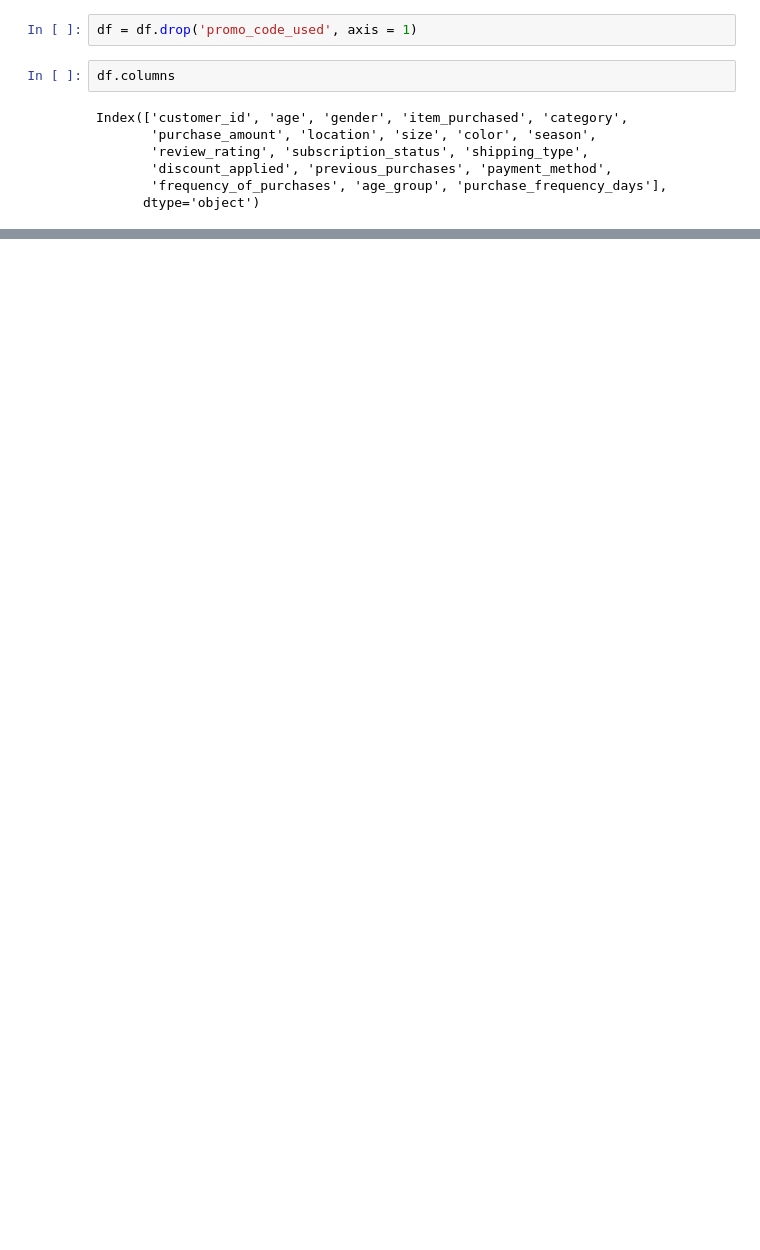
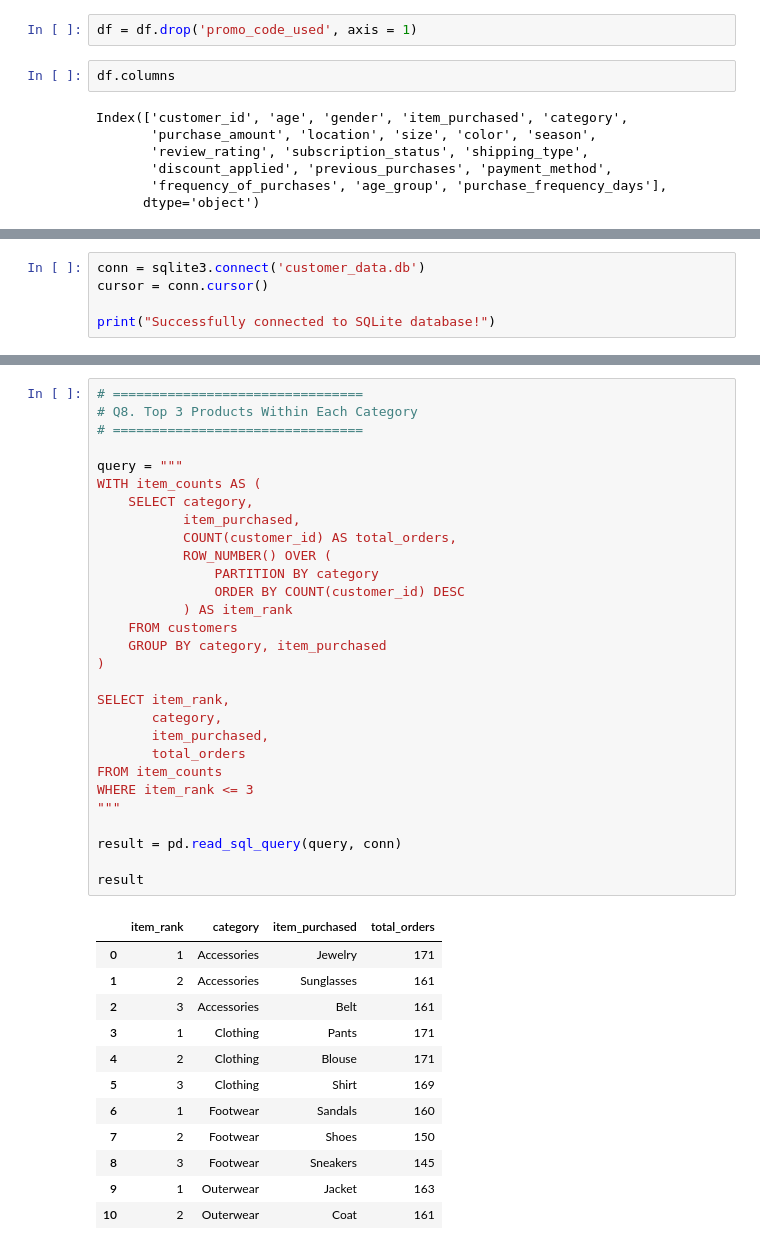
Before and after one commit to Roopalsood/Customer_Retail_Behaviour_Analysis, a Jupyter notebook: Customer_Retail_Behaviour_Analysis.ipynb, the cells around one changed output, grey strips where cells are left out. Drawn from its saved outputs; the diff is of its cells as text; blank space fills up the shorter version.

```diff
--- a/Customer_Retail_Behaviour_Analysis.ipynb
+++ b/Customer_Retail_Behaviour_Analysis.ipynb
@@ -165,0 +181,5 @@ Index(['customer_id', 'age', 'gender', 'item_purchased', 'category',
+# %%
+conn = sqlite3.connect('customer_data.db')
+cursor = conn.cursor()
+
+print("Successfully connected to SQLite database!")
@@ -165,0 +401,42 @@ Index(['customer_id', 'age', 'gender', 'item_purchased', 'category',
+# %%
+# ================================
+# Q8. Top 3 Products Within Each Category
+# ================================
+
+query = """
+WITH item_counts AS (
+    SELECT category,
+           item_purchased,
+           COUNT(customer_id) AS total_orders,
+           ROW_NUMBER() OVER (
+               PARTITION BY category
+               ORDER BY COUNT(customer_id) DESC
+           ) AS item_rank
+    FROM customers
+    GROUP BY category, item_purchased
+)
+
+SELECT item_rank,
+       category,
+       item_purchased,
+       total_orders
+FROM item_counts
+WHERE item_rank <= 3
+"""
+
+result = pd.read_sql_query(query, conn)
+
+result
+# %% [output]
+|  | item_rank | category | item_purchased | total_orders |
+| 0 | 1 | Accessories | Jewelry | 171 |
+| 1 | 2 | Accessories | Sunglasses | 161 |
+| 2 | 3 | Accessories | Belt | 161 |
+| 3 | 1 | Clothing | Pants | 171 |
+| 4 | 2 | Clothing | Blouse | 171 |
+| 5 | 3 | Clothing | Shirt | 169 |
+| 6 | 1 | Footwear | Sandals | 160 |
+| 7 | 2 | Footwear | Shoes | 150 |
+| 8 | 3 | Footwear | Sneakers | 145 |
+| 9 | 1 | Outerwear | Jacket | 163 |
+| 10 | 2 | Outerwear | Coat | 161 |
```
Also changed, not shown: parts of 23 cells of this notebook.
